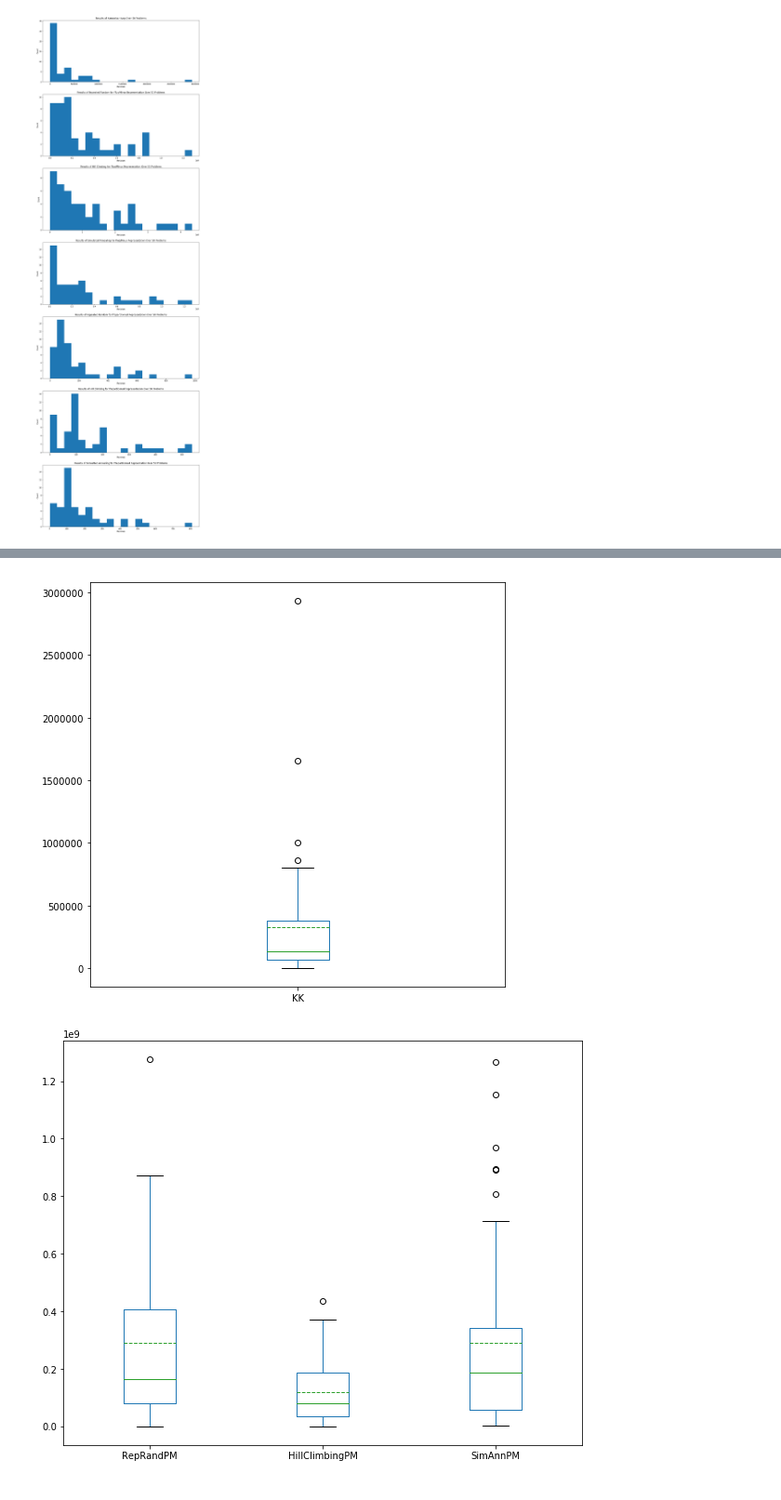
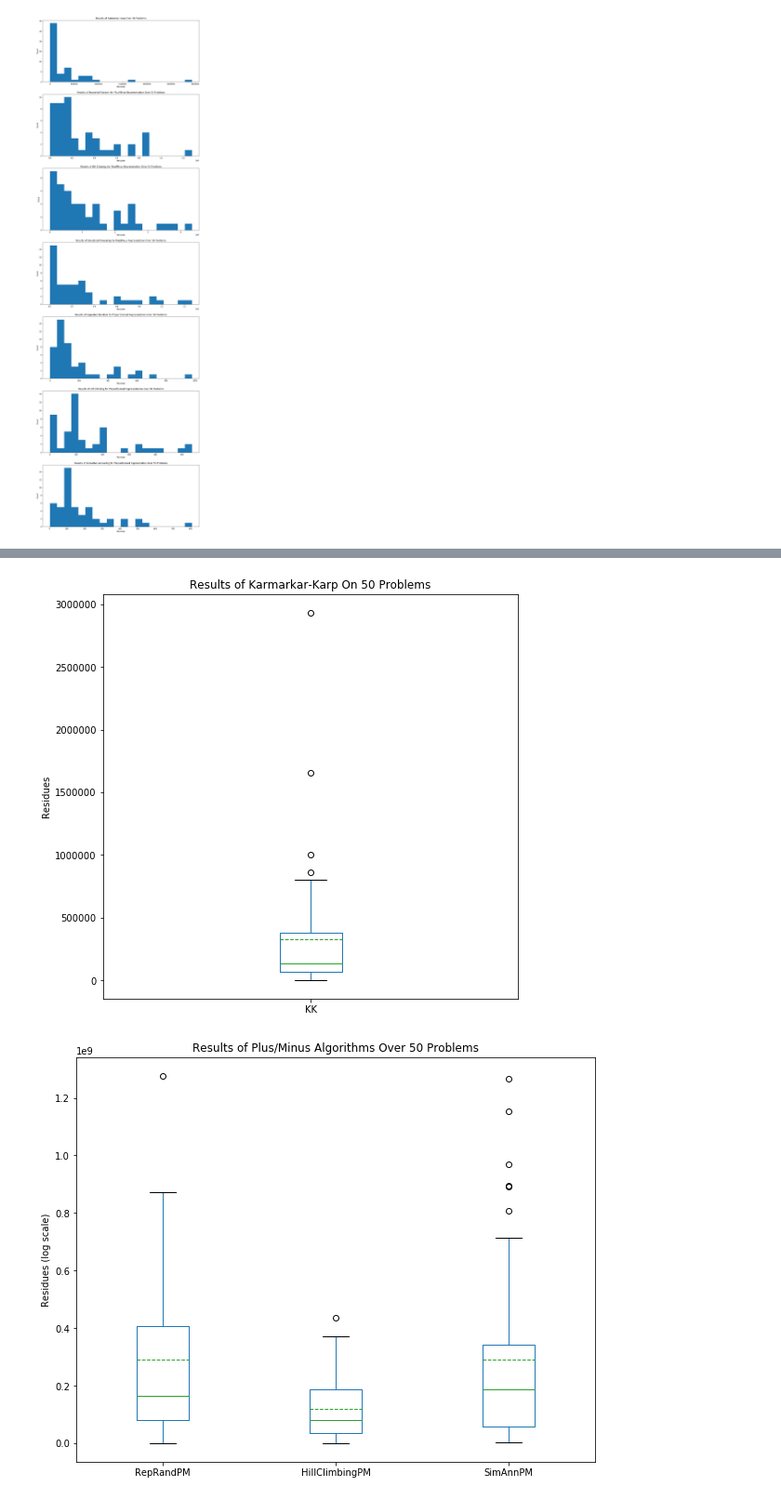
Before and after one commit to valvarez1218/CS124-ProgramPset3, a Jupyter notebook: results.ipynb, the cells around one changed output, grey strips where cells are left out. Shown at 93% size. Saved outputs shown, nothing was run; the diff lists cells and outputs as text; code cells hidden in the pictures.

```diff
--- a/results.ipynb
+++ b/results.ipynb
@@ -46,13 +48,16 @@ plt.show()
 # %%
-data[['KK']].plot(kind='box', showmeans=True, meanline=True, figsize=(8, 8))
+data[['KK']].plot(kind='box', showmeans=True, meanline=True, figsize=(8, 8), ylabel='Residues',
+                 title='Results of Karmarkar-Karp On 50 Problems')
 plt.show()
 # %% [output]
-[figure, old version]
+[figure, new version]
 # %%
-data[['RepRandPM', 'HillClimbingPM', 'SimAnnPM']].plot(kind='box', showmeans=True, meanline=True, figsize=(10, 8))
+data[['RepRandPM', 'HillClimbingPM', 'SimAnnPM']].plot(kind='box', showmeans=True, meanline=True,
+                                                       figsize=(10, 8), ylabel='Residues (log scale)',
+                                                      title='Results of Plus/Minus Algorithms Over 50 Problems')
 plt.show()
 # %% [output]
-[figure, old version]
+[figure, new version]
 # %%
 dataSameA = pd.read_csv('allResultsSameA.txt', sep=',', header=None)
 dataSameA.columns = columns
```
Also changed, not shown: parts of 2 cells of this notebook.
